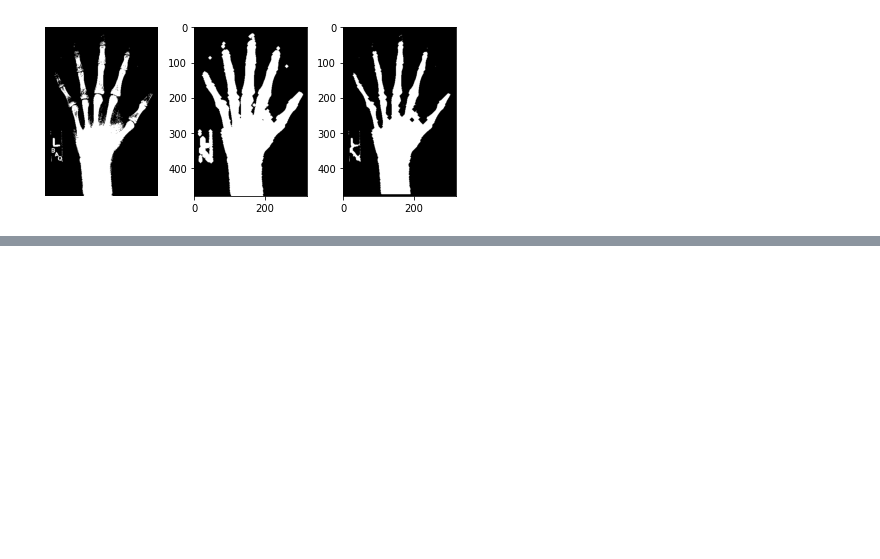
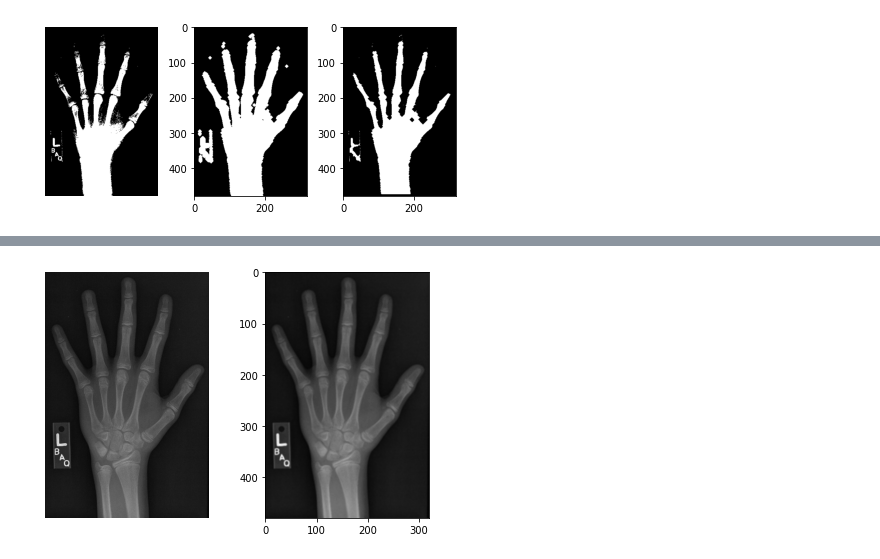
Before and after one commit to MohebZandi/Comupter_Vision, a Jupyter notebook: Biomedical_Image_Processing_Data_Camp.ipynb, the cells around one changed output, grey strips where cells are left out. Drawn from its saved outputs; the diff is of its cells as text; code cells hidden in the pictures; blank space fills up the shorter version.

```diff
--- a/Biomedical_Image_Processing_Data_Camp.ipynb
+++ b/Biomedical_Image_Processing_Data_Camp.ipynb
@@ -399,0 +418,20 @@ format_and_render_plot()
+# %%
+# Load the hand radiograph
+dir = '/content/gdrive/My Drive/Video_Image_processing/'
+im = imageio.imread(dir + 'hand.png')
+
+# Set filter weights
+weights = [[0.11, 0.11, 0.11],
+           [0.11, 0.11, 0.11],
+           [0.11, 0.11, 0.11]]
+
+# Convolve the image with the filter
+im_filt = ndi.convolve(im, weights)
+
+# Plot the images
+fig, axes = plt.subplots(1,2)
+axes[0].imshow(im, cmap= 'gray')
+axes[1].imshow(im_filt, cmap= 'gray')
+format_and_render_plot()
+# %% [output]
+[figure, added]
```
Also changed, not shown: parts of 7 cells of this notebook.
